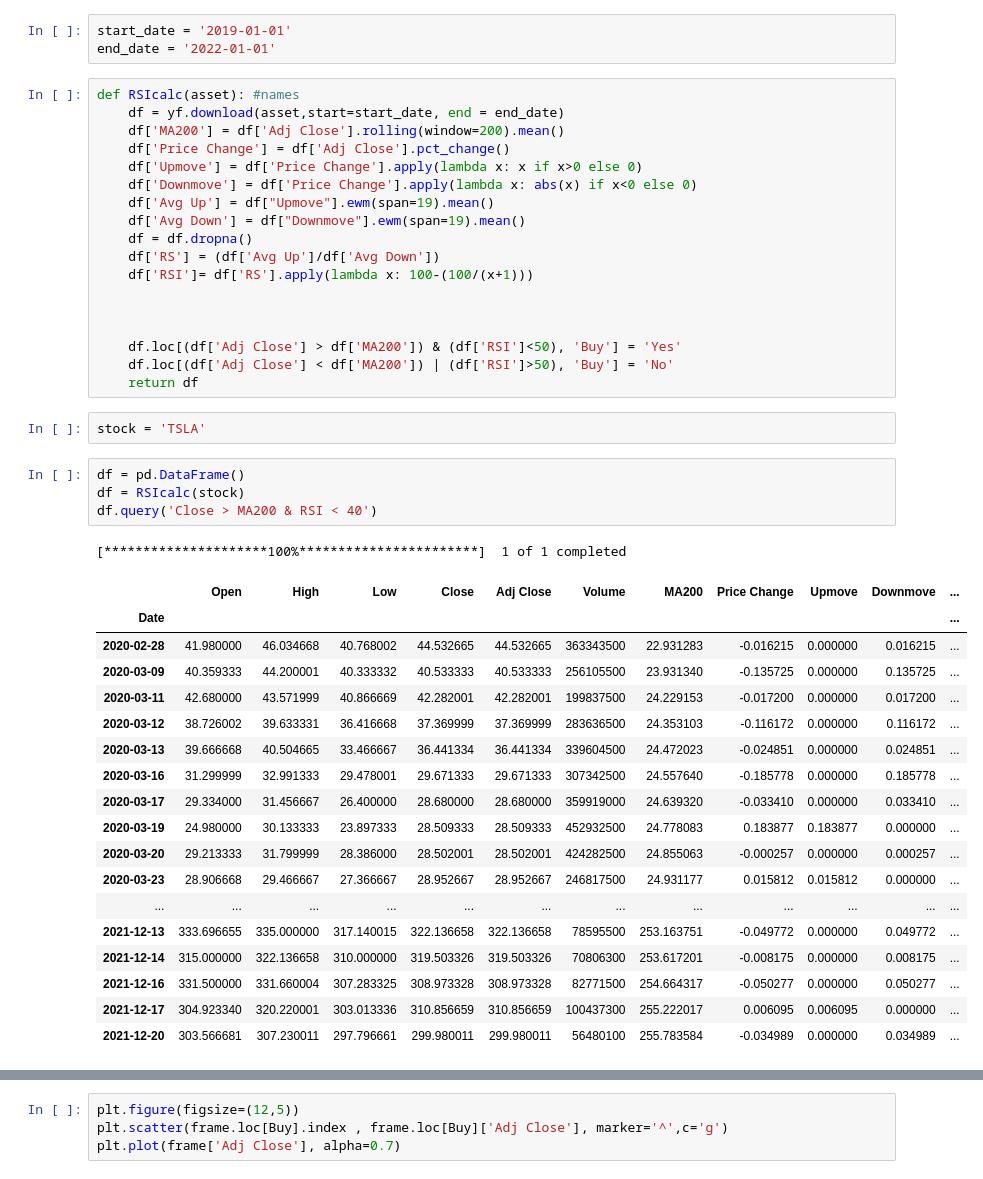
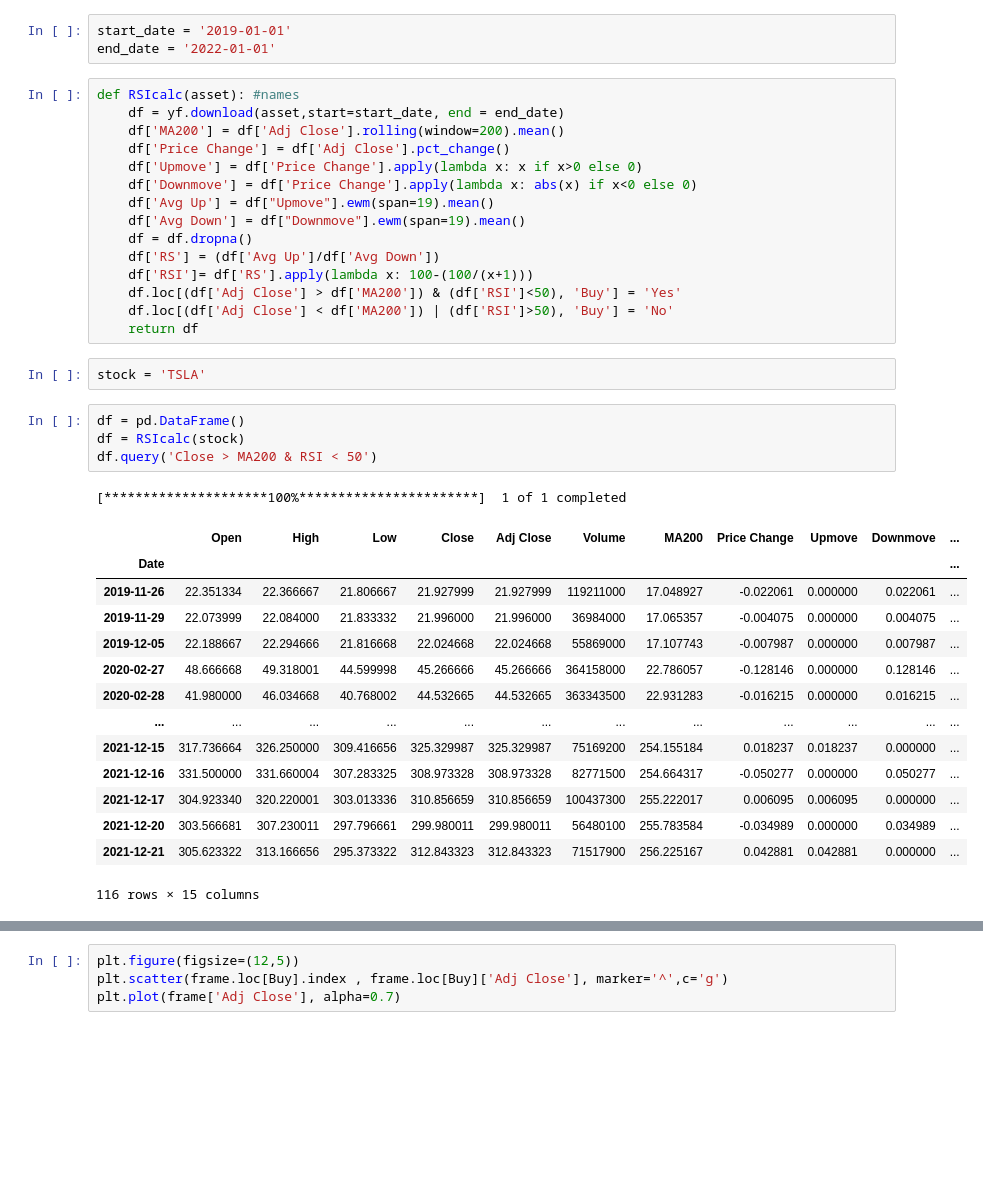
Before and after one commit to GustavodeAnda/PORTAFOLIOS2, a Jupyter notebook: RSI TRADING CHIDO.ipynb, the cells around one changed output, grey strips where cells are left out. Drawn from its saved outputs; the diff is of its cells as text; blank space fills up the shorter version.

```diff
--- a/RSI TRADING CHIDO.ipynb
+++ b/RSI TRADING CHIDO.ipynb
@@ -20,9 +20,6 @@ def RSIcalc(asset): #names
     df = df.dropna()
     df['RS'] = (df['Avg Up']/df['Avg Down'])
     df['RSI']= df['RS'].apply(lambda x: 100-(100/(x+1)))
-
-
-
     df.loc[(df['Adj Close'] > df['MA200']) & (df['RSI']<50), 'Buy'] = 'Yes'
     df.loc[(df['Adj Close'] < df['MA200']) | (df['RSI']>50), 'Buy'] = 'No'
     return df
@@ -31,25 +28,21 @@ stock = 'TSLA'
 # %%
 df = pd.DataFrame()
 df = RSIcalc(stock)
-df.query('Close > MA200 & RSI < 40')
+df.query('Close > MA200 & RSI < 50')
 # %% [output]
 [*********************100%***********************]  1 of 1 completed
 |  | Open | High | Low | Close | Adj Close | Volume | MA200 | Price Change | Upmove | Downmove | ... |
 | Date |  |  |  |  |  |  |  |  |  |  | ... |
+| 2019-11-26 | 22.351334 | 22.366667 | 21.806667 | 21.927999 | 21.927999 | 119211000 | 17.048927 | -0.022061 | 0.000000 | 0.022061 | ... |
+| 2019-11-29 | 22.073999 | 22.084000 | 21.833332 | 21.996000 | 21.996000 | 36984000 | 17.065357 | -0.004075 | 0.000000 | 0.004075 | ... |
+| 2019-12-05 | 22.188667 | 22.294666 | 21.816668 | 22.024668 | 22.024668 | 55869000 | 17.107743 | -0.007987 | 0.000000 | 0.007987 | ... |
+| 2020-02-27 | 48.666668 | 49.318001 | 44.599998 | 45.266666 | 45.266666 | 364158000 | 22.786057 | -0.128146 | 0.000000 | 0.128146 | ... |
 | 2020-02-28 | 41.980000 | 46.034668 | 40.768002 | 44.532665 | 44.532665 | 363343500 | 22.931283 | -0.016215 | 0.000000 | 0.016215 | ... |
-| 2020-03-09 | 40.359333 | 44.200001 | 40.333332 | 40.533333 | 40.533333 | 256105500 | 23.931340 | -0.135725 | 0.000000 | 0.135725 | ... |
-| 2020-03-11 | 42.680000 | 43.571999 | 40.866669 | 42.282001 | 42.282001 | 199837500 | 24.229153 | -0.017200 | 0.000000 | 0.017200 | ... |
-| 2020-03-12 | 38.726002 | 39.633331 | 36.416668 | 37.369999 | 37.369999 | 283636500 | 24.353103 | -0.116172 | 0.000000 | 0.116172 | ... |
-| 2020-03-13 | 39.666668 | 40.504665 | 33.466667 | 36.441334 | 36.441334 | 339604500 | 24.472023 | -0.024851 | 0.000000 | 0.024851 | ... |
-| 2020-03-16 | 31.299999 | 32.991333 | 29.478001 | 29.671333 | 29.671333 | 307342500 | 24.557640 | -0.185778 | 0.000000 | 0.185778 | ... |
-| 2020-03-17 | 29.334000 | 31.456667 | 26.400000 | 28.680000 | 28.680000 | 359919000 | 24.639320 | -0.033410 | 0.000000 | 0.033410 | ... |
-| 2020-03-19 | 24.980000 | 30.133333 | 23.897333 | 28.509333 | 28.509333 | 452932500 | 24.778083 | 0.183877 | 0.183877 | 0.000000 | ... |
-| 2020-03-20 | 29.213333 | 31.799999 | 28.386000 | 28.502001 | 28.502001 | 424282500 | 24.855063 | -0.000257 | 0.000000 | 0.000257 | ... |
-| 2020-03-23 | 28.906668 | 29.466667 | 27.366667 | 28.952667 | 28.952667 | 246817500 | 24.931177 | 0.015812 | 0.015812 | 0.000000 | ... |
 | ... | ... | ... | ... | ... | ... | ... | ... | ... | ... | ... | ... |
-| 2021-12-13 | 333.696655 | 335.000000 | 317.140015 | 322.136658 | 322.136658 | 78595500 | 253.163751 | -0.049772 | 0.000000 | 0.049772 | ... |
-| 2021-12-14 | 315.000000 | 322.136658 | 310.000000 | 319.503326 | 319.503326 | 70806300 | 253.617201 | -0.008175 | 0.000000 | 0.008175 | ... |
+| 2021-12-15 | 317.736664 | 326.250000 | 309.416656 | 325.329987 | 325.329987 | 75169200 | 254.155184 | 0.018237 | 0.018237 | 0.000000 | ... |
 | 2021-12-16 | 331.500000 | 331.660004 | 307.283325 | 308.973328 | 308.973328 | 82771500 | 254.664317 | -0.050277 | 0.000000 | 0.050277 | ... |
 | 2021-12-17 | 304.923340 | 320.220001 | 303.013336 | 310.856659 | 310.856659 | 100437300 | 255.222017 | 0.006095 | 0.006095 | 0.000000 | ... |
 | 2021-12-20 | 303.566681 | 307.230011 | 297.796661 | 299.980011 | 299.980011 | 56480100 | 255.783584 | -0.034989 | 0.000000 | 0.034989 | ... |
+| 2021-12-21 | 305.623322 | 313.166656 | 295.373322 | 312.843323 | 312.843323 | 71517900 | 256.225167 | 0.042881 | 0.042881 | 0.000000 | ... |
+116 rows × 15 columns
 # %%
```
Also changed, not shown: parts of 4 cells of this notebook.
